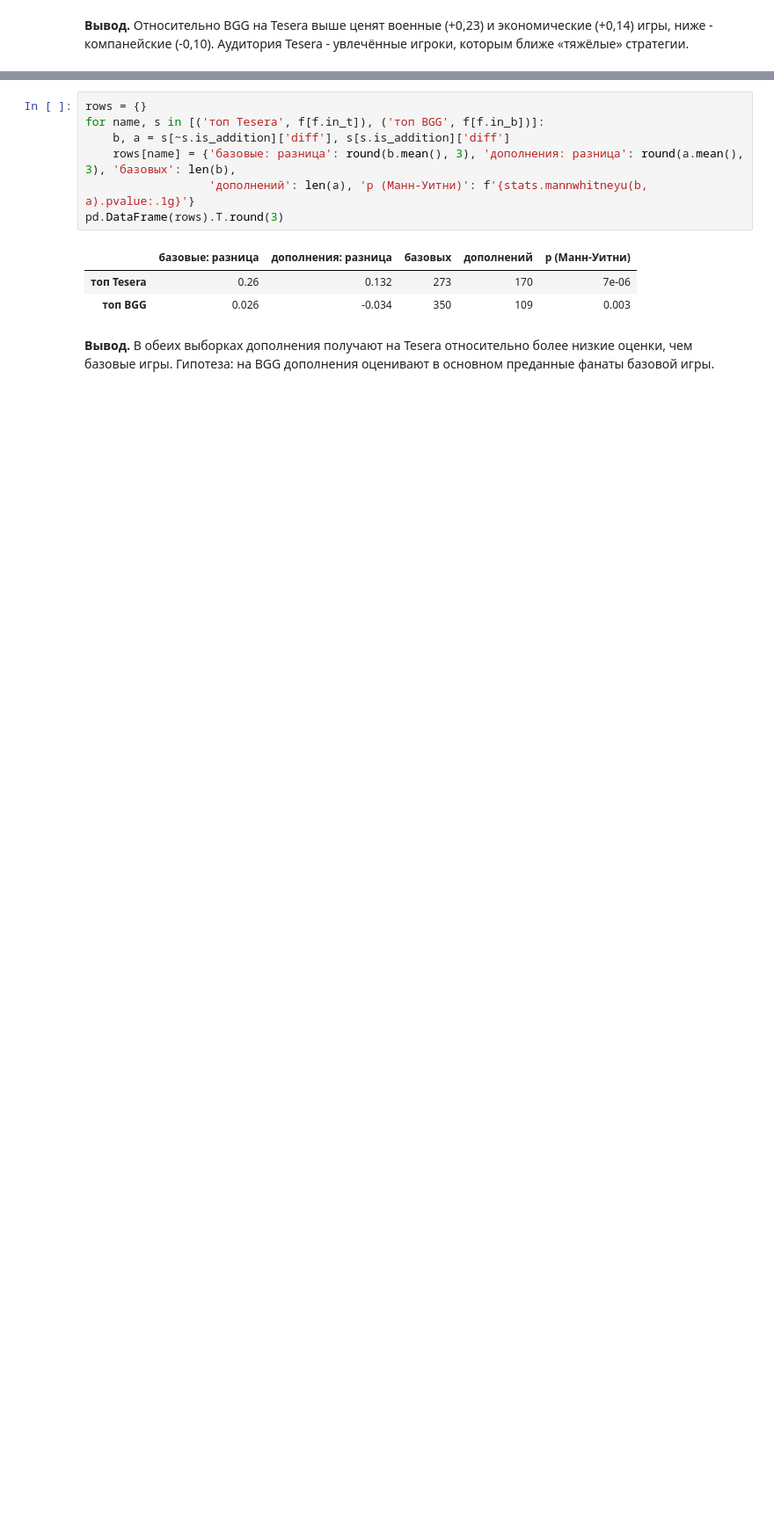
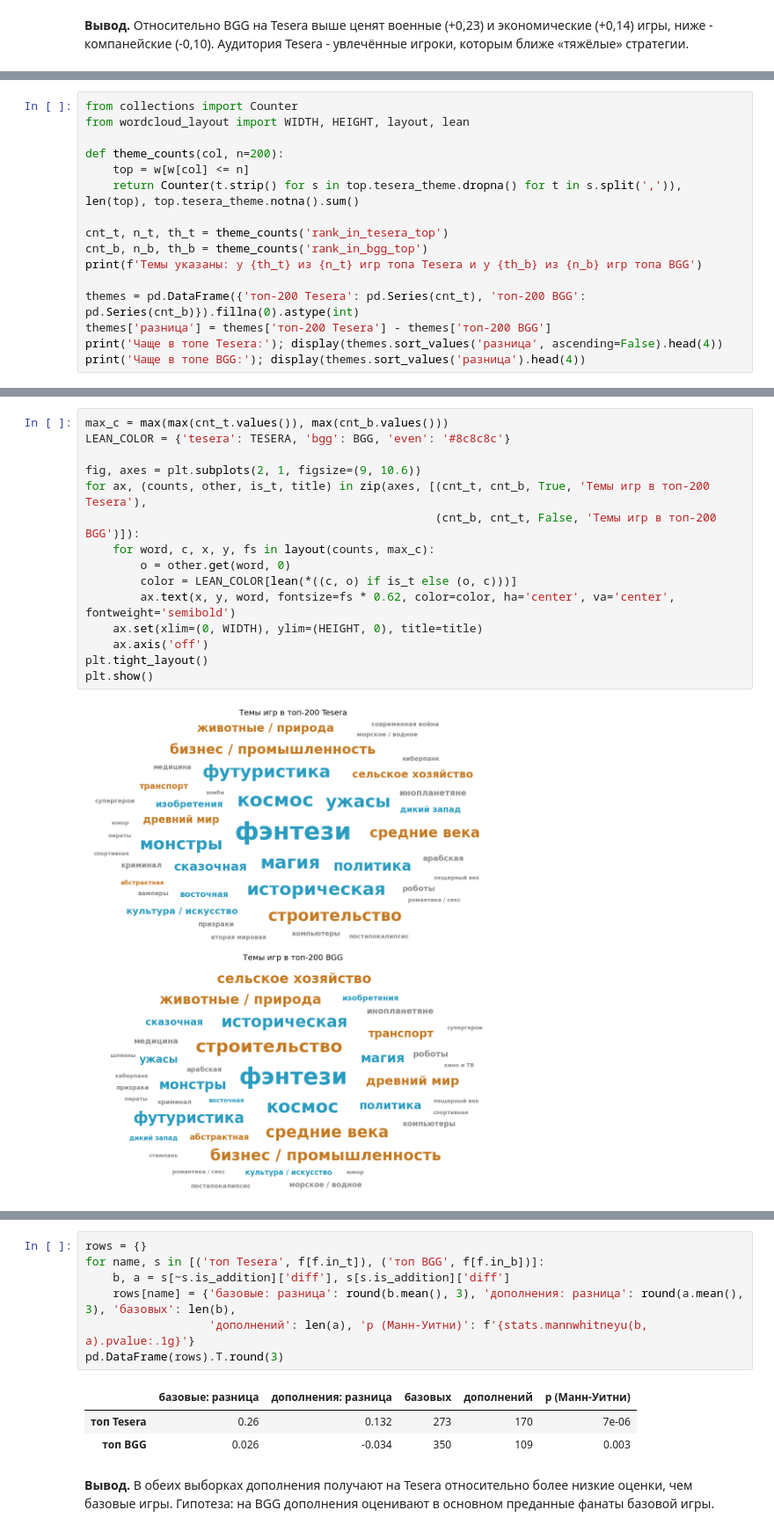
Before and after one commit to Viktor-VK/portfolio, a Jupyter notebook: Сравнение рейтингов Tesera и BGG/01_анализ_рейтингов.ipynb, the cells around one changed output, grey strips where cells are left out. Shown at 88% size. Saved outputs shown, nothing was run; the diff lists cells and outputs as text; blank space fills up the shorter version.

```diff
--- a/Сравнение рейтингов Tesera и BGG/01_анализ_рейтингов.ipynb
+++ b/Сравнение рейтингов Tesera и BGG/01_анализ_рейтингов.ipynb
@@ -156,0 +161,16 @@ plt.show()
+# %%
+from collections import Counter
+from wordcloud_layout import WIDTH, HEIGHT, layout, lean
+
+def theme_counts(col, n=200):
+    top = w[w[col] <= n]
+    return Counter(t.strip() for s in top.tesera_theme.dropna() for t in s.split(',')), len(top), top.tesera_theme.notna().sum()
+
+cnt_t, n_t, th_t = theme_counts('rank_in_tesera_top')
+cnt_b, n_b, th_b = theme_counts('rank_in_bgg_top')
+print(f'Темы указаны: у {th_t} из {n_t} игр топа Tesera и у {th_b} из {n_b} игр топа BGG')
+
+themes = pd.DataFrame({'топ-200 Tesera': pd.Series(cnt_t), 'топ-200 BGG': pd.Series(cnt_b)}).fillna(0).astype(int)
+themes['разница'] = themes['топ-200 Tesera'] - themes['топ-200 BGG']
+print('Чаще в топе Tesera:'); display(themes.sort_values('разница', ascending=False).head(4))
+print('Чаще в топе BGG:'); display(themes.sort_values('разница').head(4))
@@ -156,0 +194,17 @@ plt.show()
+# %%
+max_c = max(max(cnt_t.values()), max(cnt_b.values()))
+LEAN_COLOR = {'tesera': TESERA, 'bgg': BGG, 'even': '#8c8c8c'}
+
+fig, axes = plt.subplots(2, 1, figsize=(9, 10.6))
+for ax, (counts, other, is_t, title) in zip(axes, [(cnt_t, cnt_b, True, 'Темы игр в топ-200 Tesera'),
+                                                   (cnt_b, cnt_t, False, 'Темы игр в топ-200 BGG')]):
+    for word, c, x, y, fs in layout(counts, max_c):
+        o = other.get(word, 0)
+        color = LEAN_COLOR[lean(*((c, o) if is_t else (o, c)))]
+        ax.text(x, y, word, fontsize=fs * 0.62, color=color, ha='center', va='center', fontweight='semibold')
+    ax.set(xlim=(0, WIDTH), ylim=(HEIGHT, 0), title=title)
+    ax.axis('off')
+plt.tight_layout()
+plt.show()
+# %% [output]
+[figure, added]
```
Also changed, not shown: parts of 8 cells of this notebook, 5 other files.
